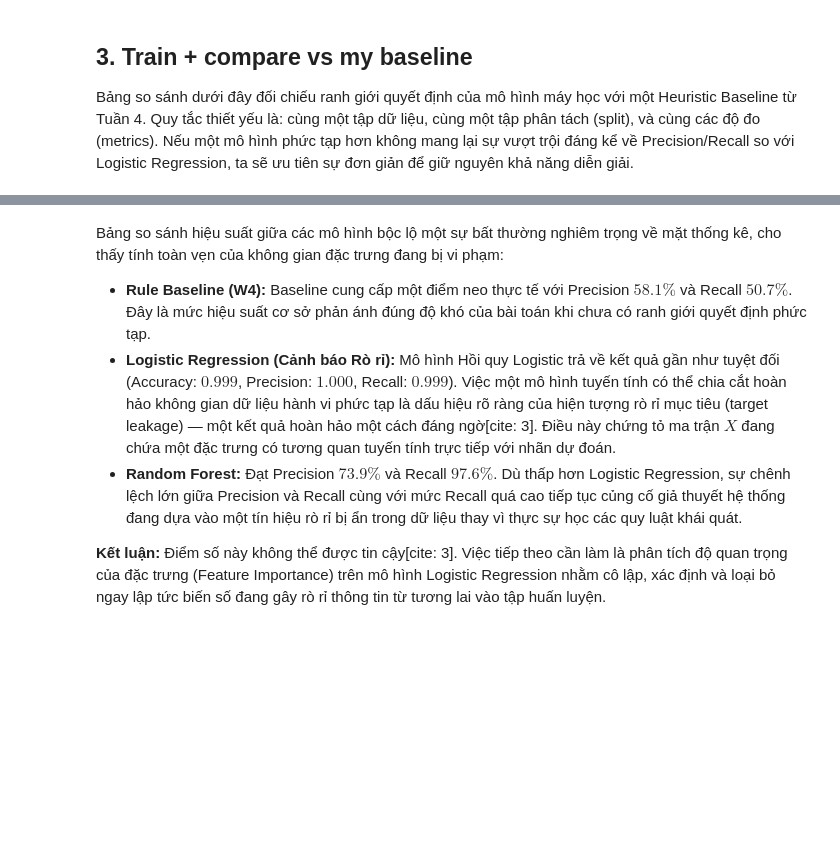
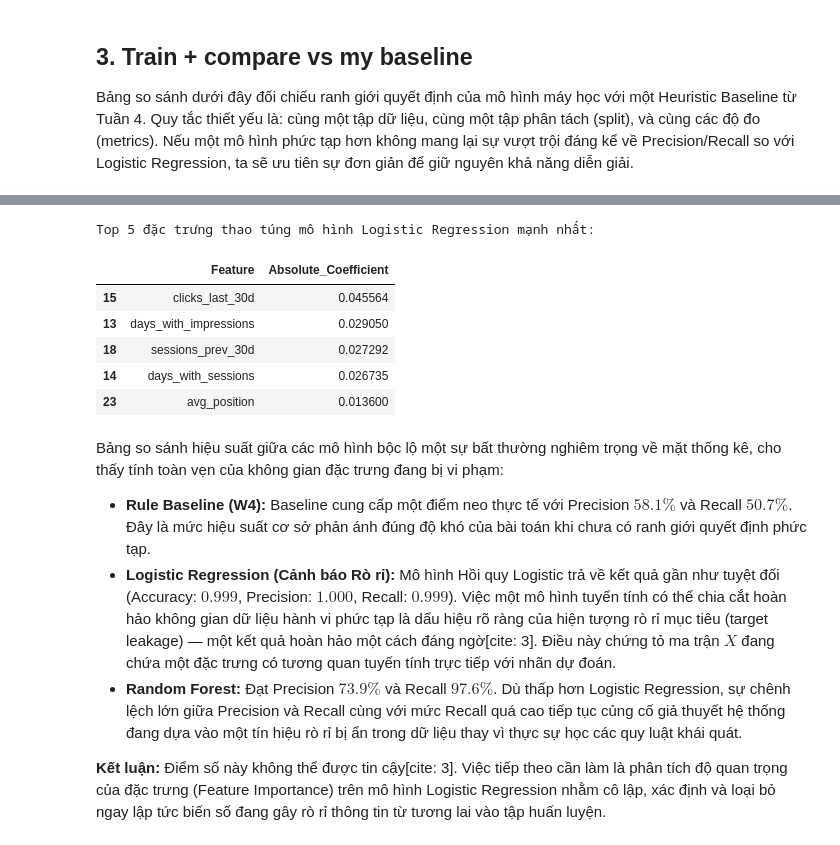
Before and after one commit to John-hcmus/flyrank-ML-internship-starter, a Jupyter notebook: work/notebooks/w05_model.ipynb, the cells around one changed output, grey strips where cells are left out. Saved outputs shown, nothing was run; the diff lists cells and outputs as text; code cells hidden in the pictures; blank space fills up the shorter version.

```diff
--- a/work/notebooks/w05_model.ipynb
+++ b/work/notebooks/w05_model.ipynb
@@ -158,3 +167,26 @@ Please also refer to the documentation for alternative solver options:
+# %%
+import pandas as pd
+import numpy as np
+
+# Trích xuất giá trị tuyệt đối của các hệ số từ Hồi quy Logistic
+coefs = np.abs(log_reg.coef_[0])
+
+# Tạo bảng xếp hạng độ quan trọng
+importance_df = pd.DataFrame({
+    'Feature': X_train.columns,
+    'Absolute_Coefficient': coefs
+}).sort_values(by='Absolute_Coefficient', ascending=False)
+
+print("Top 5 đặc trưng thao túng mô hình Logistic Regression mạnh nhất:")
+display(importance_df.head(5))
+# %% [output]
+Top 5 đặc trưng thao túng mô hình Logistic Regression mạnh nhất:
+|  | Feature | Absolute_Coefficient |
+| 15 | clicks_last_30d | 0.045564 |
+| 13 | days_with_impressions | 0.029050 |
+| 18 | sessions_prev_30d | 0.027292 |
+| 14 | days_with_sessions | 0.026735 |
+| 23 | avg_position | 0.013600 |
 # %% [markdown]
 Bảng so sánh hiệu suất giữa các mô hình bộc lộ một sự bất thường nghiêm trọng về mặt thống kê, cho thấy tính toàn vẹn của không gian đặc trưng đang bị vi phạm:
 
```
Also changed, not shown: parts of 4 cells of this notebook.
